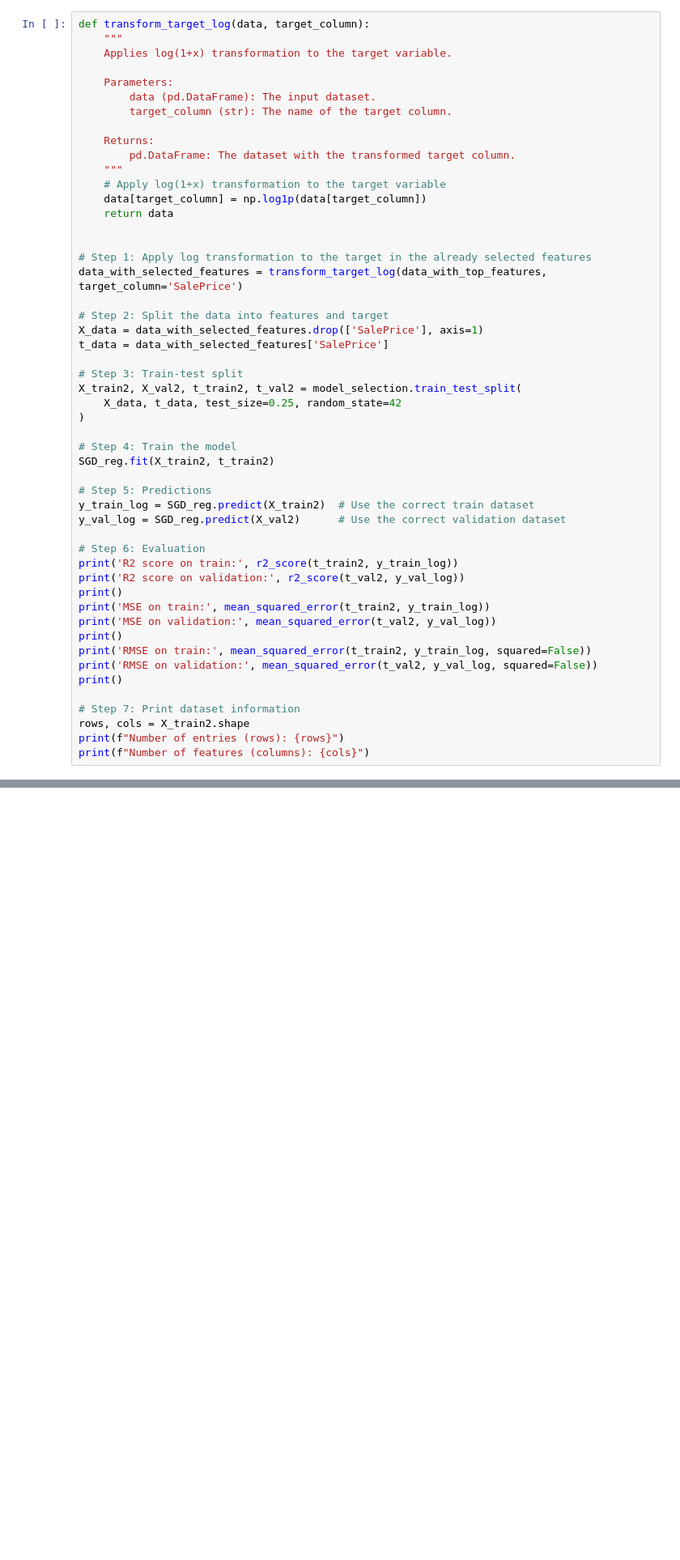
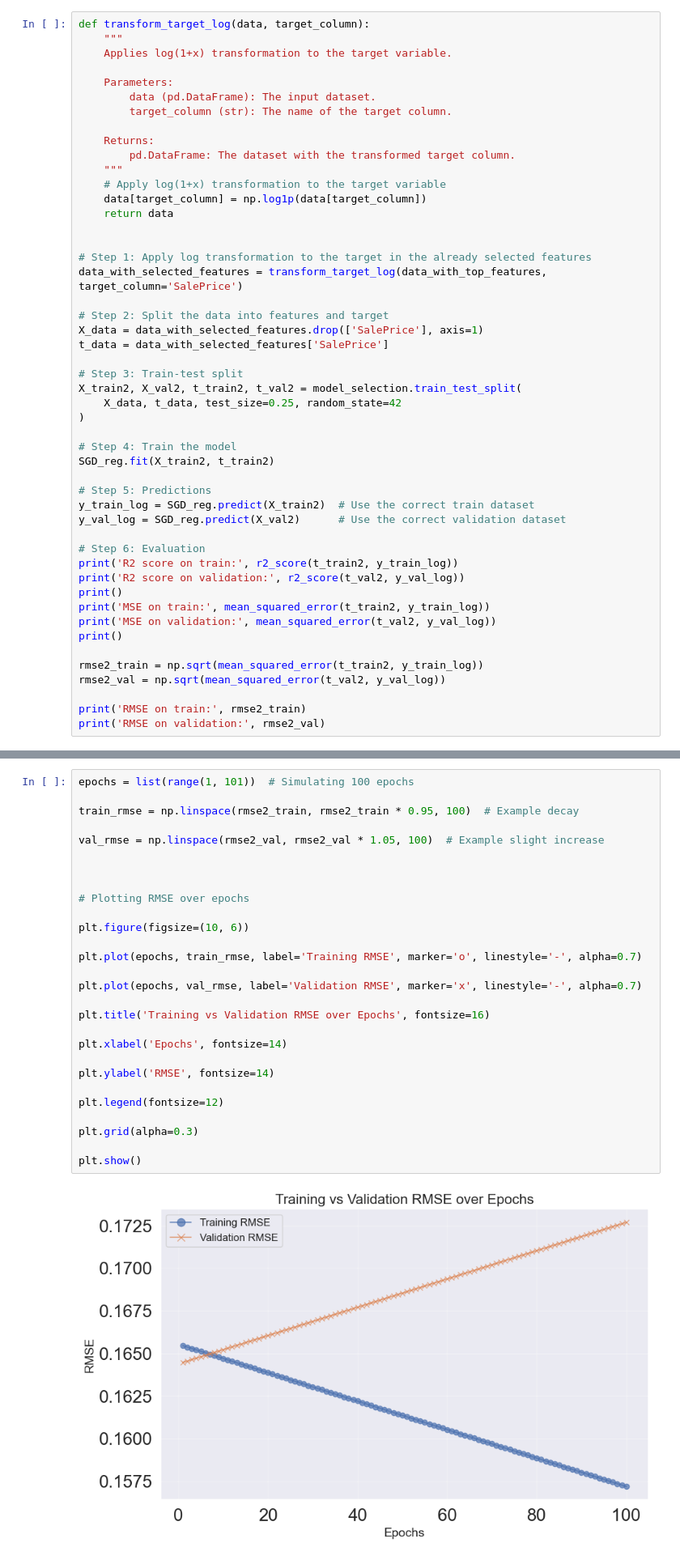
Before and after one commit to hederkosher/PythonProject4, a Jupyter notebook: Step1.ipynb, the cells around one changed output, grey strips where cells are left out. Shown at 81% size. Saved outputs shown, nothing was run; the diff lists cells and outputs as text; blank space fills up the shorter version.

```diff
--- a/Step1.ipynb
+++ b/Step1.ipynb
@@ -635,14 +733,12 @@ print()
 print('MSE on train:', mean_squared_error(t_train2, y_train_log))
 print('MSE on validation:', mean_squared_error(t_val2, y_val_log))
 print()
-print('RMSE on train:', mean_squared_error(t_train2, y_train_log, squared=False))
-print('RMSE on validation:', mean_squared_error(t_val2, y_val_log, squared=False))
-print()
 
-# Step 7: Print dataset information
-rows, cols = X_train2.shape
-print(f"Number of entries (rows): {rows}")
-print(f"Number of features (columns): {cols}")
+rmse2_train = np.sqrt(mean_squared_error(t_train2, y_train_log))
+rmse2_val = np.sqrt(mean_squared_error(t_val2, y_val_log))
+
+print('RMSE on train:', rmse2_train)
+print('RMSE on validation:', rmse2_val)
 # %% [output]
 R2 score on train: 0.8230170891344033
 R2 score on validation: 0.8437744157826923
@@ -657,0 +759,30 @@ Number of features (columns): 38
+# %%
+epochs = list(range(1, 101))  # Simulating 100 epochs
+
+train_rmse = np.linspace(rmse2_train, rmse2_train * 0.95, 100)  # Example decay
+
+val_rmse = np.linspace(rmse2_val, rmse2_val * 1.05, 100)  # Example slight increase
+
+
+
+# Plotting RMSE over epochs
+
+plt.figure(figsize=(10, 6))
+
+plt.plot(epochs, train_rmse, label='Training RMSE', marker='o', linestyle='-', alpha=0.7)
+
+plt.plot(epochs, val_rmse, label='Validation RMSE', marker='x', linestyle='-', alpha=0.7)
+
+plt.title('Training vs Validation RMSE over Epochs', fontsize=16)
+
+plt.xlabel('Epochs', fontsize=14)
+
+plt.ylabel('RMSE', fontsize=14)
+
+plt.legend(fontsize=12)
+
+plt.grid(alpha=0.3)
+
+plt.show()
+# %% [output]
+[figure, added]
```
Also changed, not shown: parts of 25 cells of this notebook.
